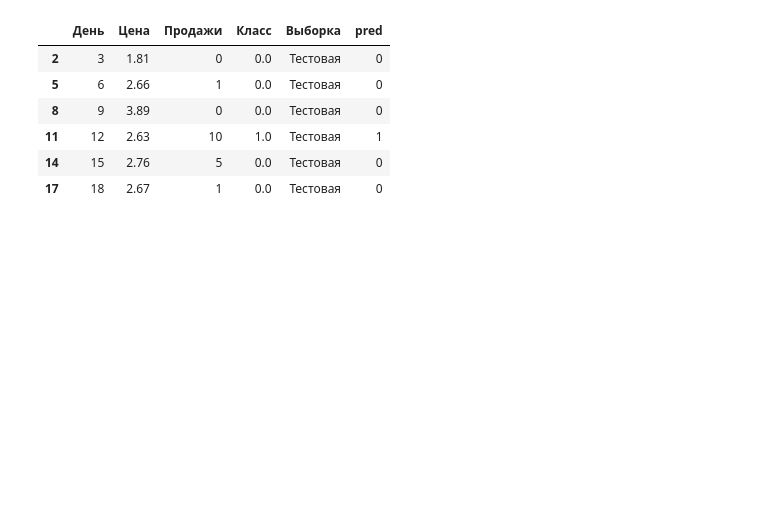
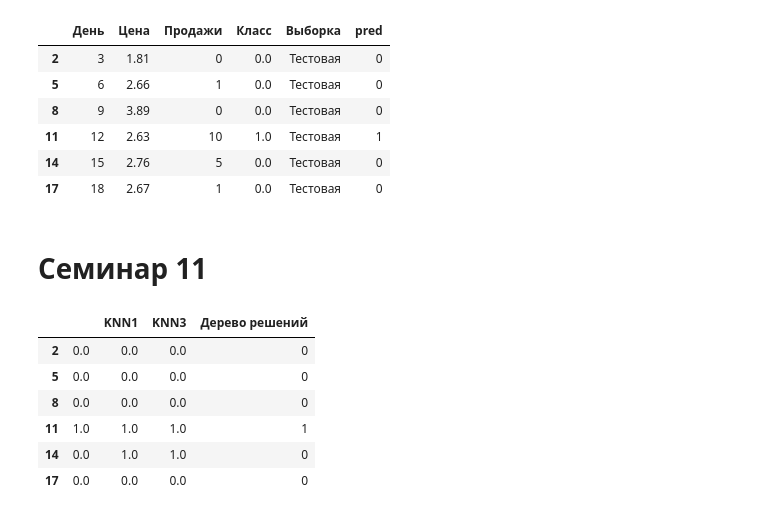
Before and after one commit to BVyaches/MLPerm, a Jupyter notebook: MathAnalysis.ipynb, the cells around one changed output. Saved outputs shown, nothing was run; the diff lists cells and outputs as text; code cells hidden in the pictures; blank space fills up the shorter version.

```diff
--- a/MathAnalysis.ipynb
+++ b/MathAnalysis.ipynb
@@ -1726,3 +1705,5 @@ class_df_test
 | 11 | 12 | 2.63 | 10 | 1.0 | Тестовая | 1 |
 | 14 | 15 | 2.76 | 5 | 0.0 | Тестовая | 0 |
 | 17 | 18 | 2.67 | 1 | 0.0 | Тестовая | 0 |
+# %% [markdown]
+# Семинар 11
@@ -1728,0 +1716,10 @@ class_df_test
+# %%
+results_df
+# %% [output]
+|  |  | KNN1 | KNN3 | Дерево решений |
+| 2 | 0.0 | 0.0 | 0.0 | 0 |
+| 5 | 0.0 | 0.0 | 0.0 | 0 |
+| 8 | 0.0 | 0.0 | 0.0 | 0 |
+| 11 | 1.0 | 1.0 | 1.0 | 1 |
+| 14 | 0.0 | 1.0 | 1.0 | 0 |
+| 17 | 0.0 | 0.0 | 0.0 | 0 |
```
Also changed, not shown: parts of 11 cells of this notebook.
